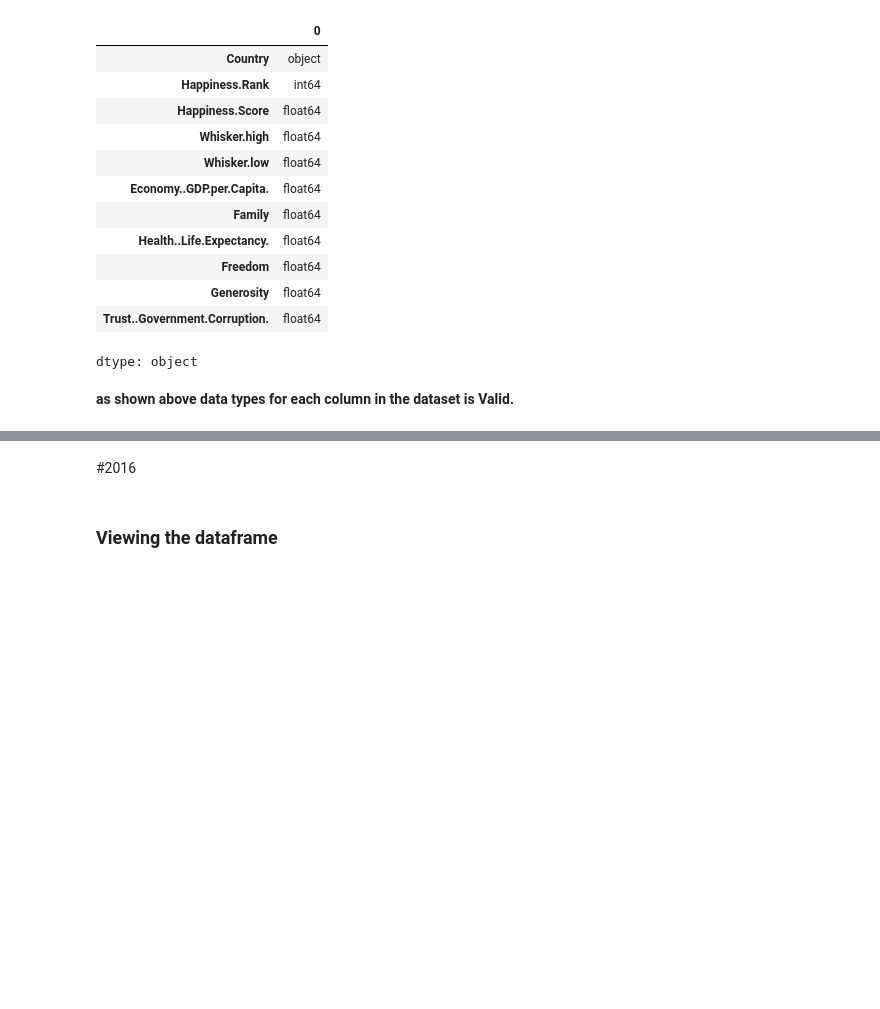
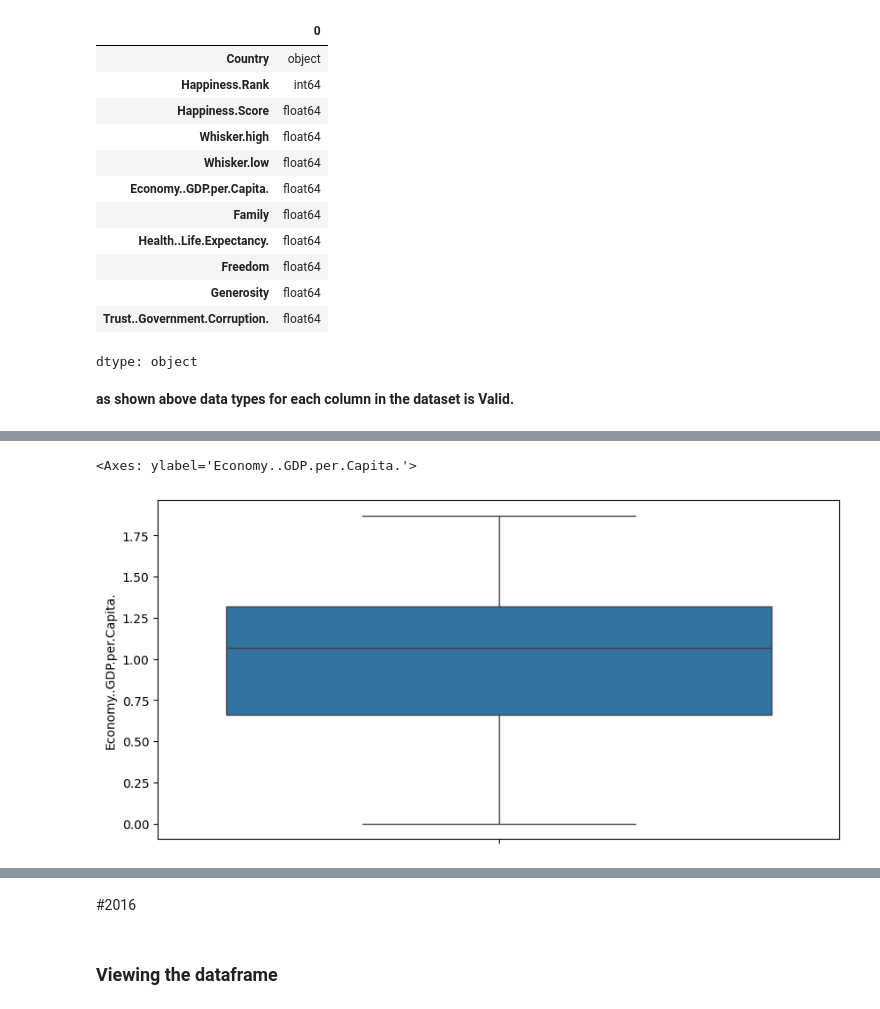
Before and after one commit to ManalHanif/Usecase-2, a Jupyter notebook: case2_lab.ipynb, the cells around one changed output, grey strips where cells are left out. Drawn from its saved outputs; the diff is of its cells as text; code cells hidden in the pictures; blank space fills up the shorter version.

```diff
--- a/case2_lab.ipynb
+++ b/case2_lab.ipynb
@@ -228,0 +239,11 @@ dtype: object
+# %%
+plt.figure(figsize=(10,5))
+
+sns.boxplot(
+    df2017,
+    y="Economy..GDP.per.Capita.",
+    #hue="Category"
+)
+# %% [output]
+<Axes: ylabel='Economy..GDP.per.Capita.'>
+[figure, added]
```
Also changed, not shown: parts of 68 cells of this notebook.
